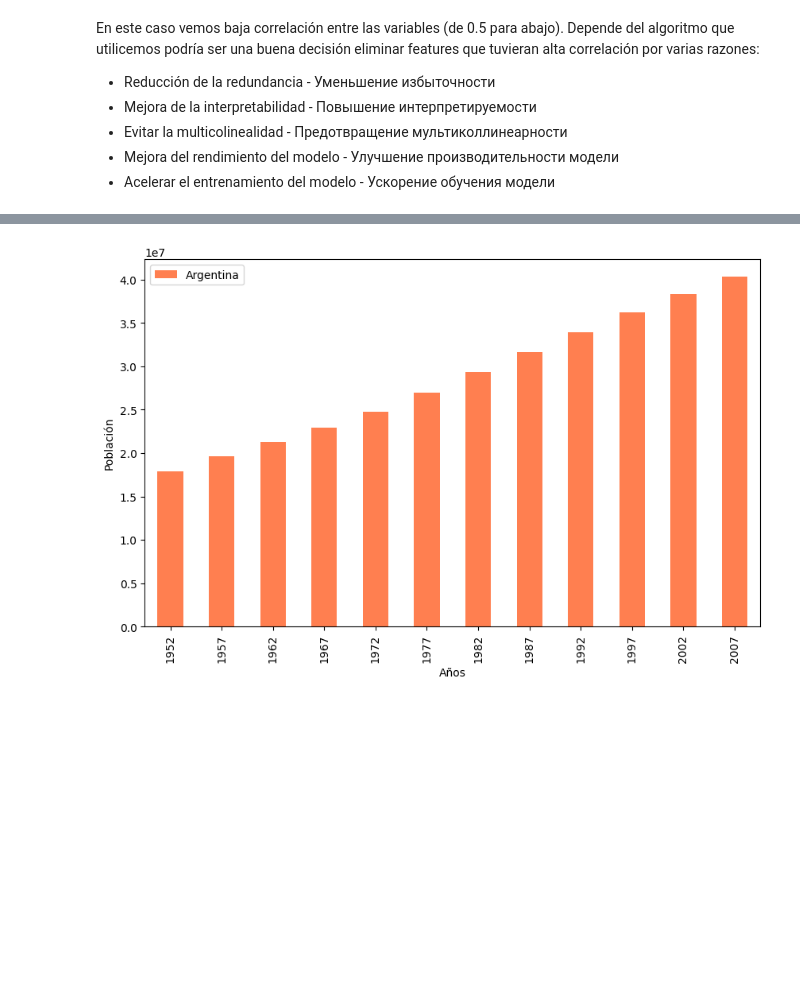
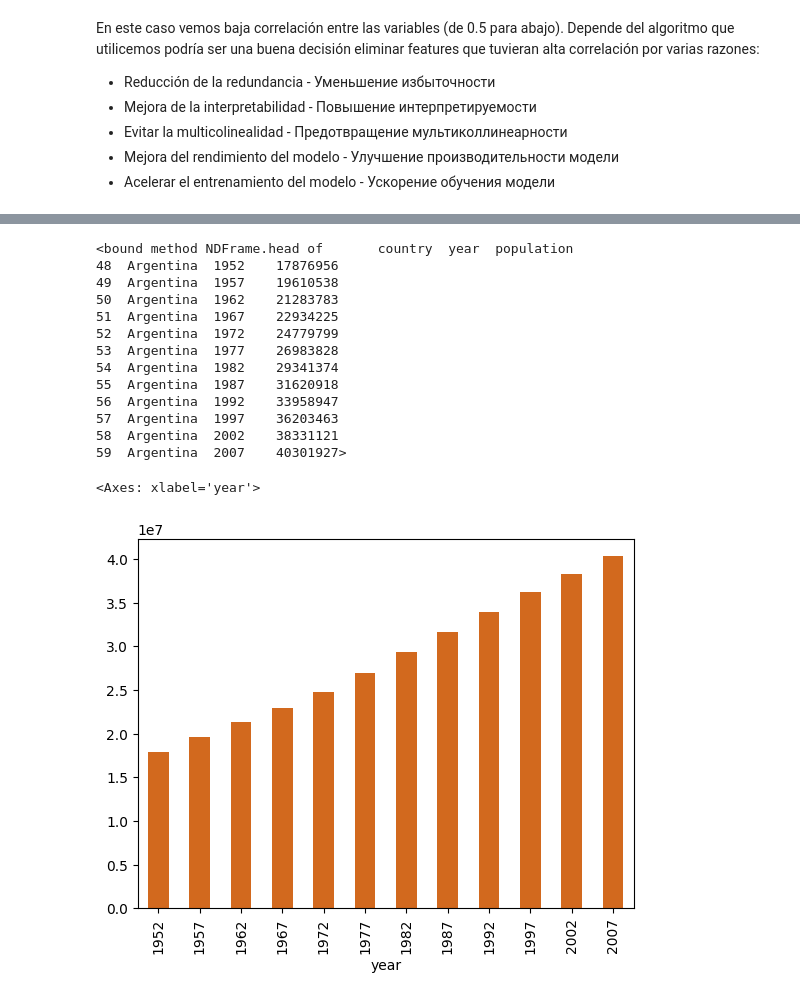
Before and after one commit to edisonc57/exercises, a Jupyter notebook: EDA.ipynb, the cells around one changed output, grey strips where cells are left out. Saved outputs shown, nothing was run; the diff lists cells and outputs as text; code cells hidden in the pictures; blank space fills up the shorter version.

```diff
--- a/EDA.ipynb
+++ b/EDA.ipynb
@@ -197,13 +191,22 @@ plt.show()
-# %%
-#Haremos la comparación con otro Argentina
-df2_ar = df2[df2['country'] =='Argentina']
-Arg = df2_ar.plot(x= 'year', y= "population", kind='bar',figsize= (10,6),color="coral")
-
-
-
-
-
-
-plt.show()
-# %% [output]
-[figure, removed]
+# %%
+#de este Dataframe vamos a extraer en un nuevo dataframe los valores solo de Argentina para analizarlos
+df2_ar = df2[df2['country'] =='Argentina']
+print(df2_ar.head)
+#Nuestro gráfico de barras, eliminando la columna país y seleccionando la columna para obtener información
+df2_ar.drop(['country'],axis=1).plot(x='year', y='population', kind='bar',legend=False,color=('chocolate'))
+# %% [output]
+<bound method NDFrame.head of       country  year  population
+48  Argentina  1952    17876956
+49  Argentina  1957    19610538
+50  Argentina  1962    21283783
+51  Argentina  1967    22934225
+52  Argentina  1972    24779799
+53  Argentina  1977    26983828
+54  Argentina  1982    29341374
+55  Argentina  1987    31620918
+56  Argentina  1992    33958947
+57  Argentina  1997    36203463
+58  Argentina  2002    38331121
+59  Argentina  2007    40301927>
+<Axes: xlabel='year'>
+[figure, added]
```
Also changed, not shown: parts of 3 cells of this notebook.
